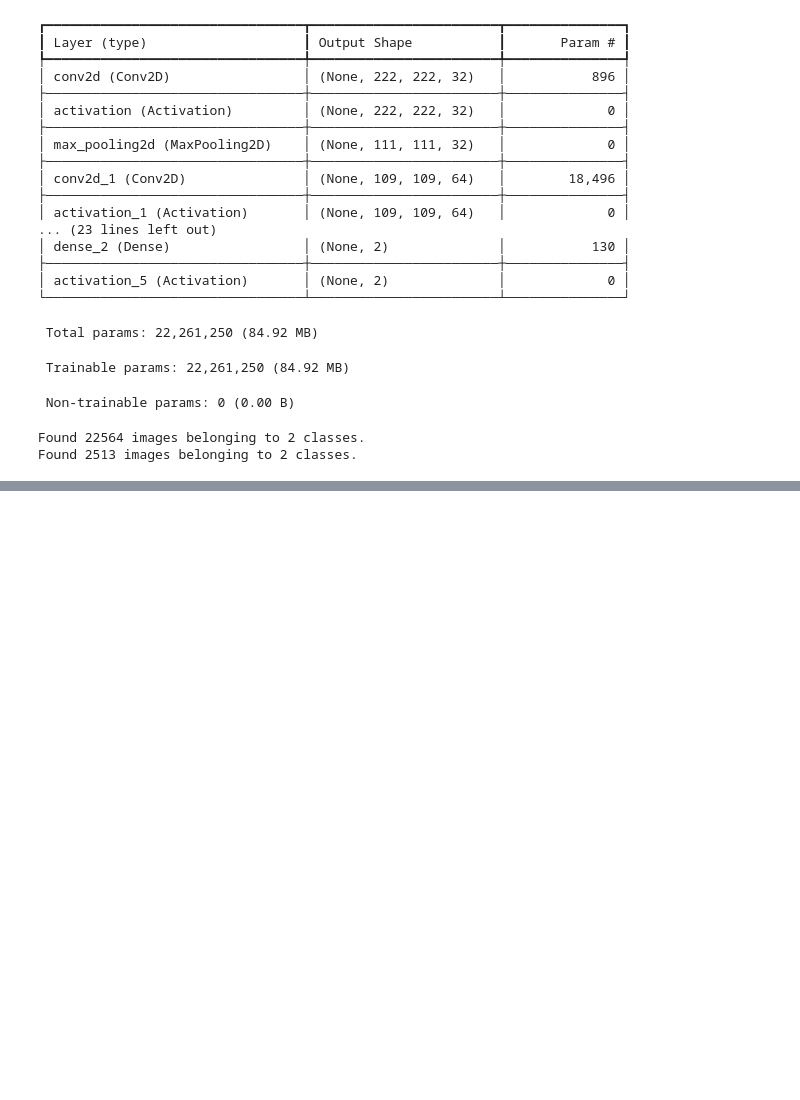
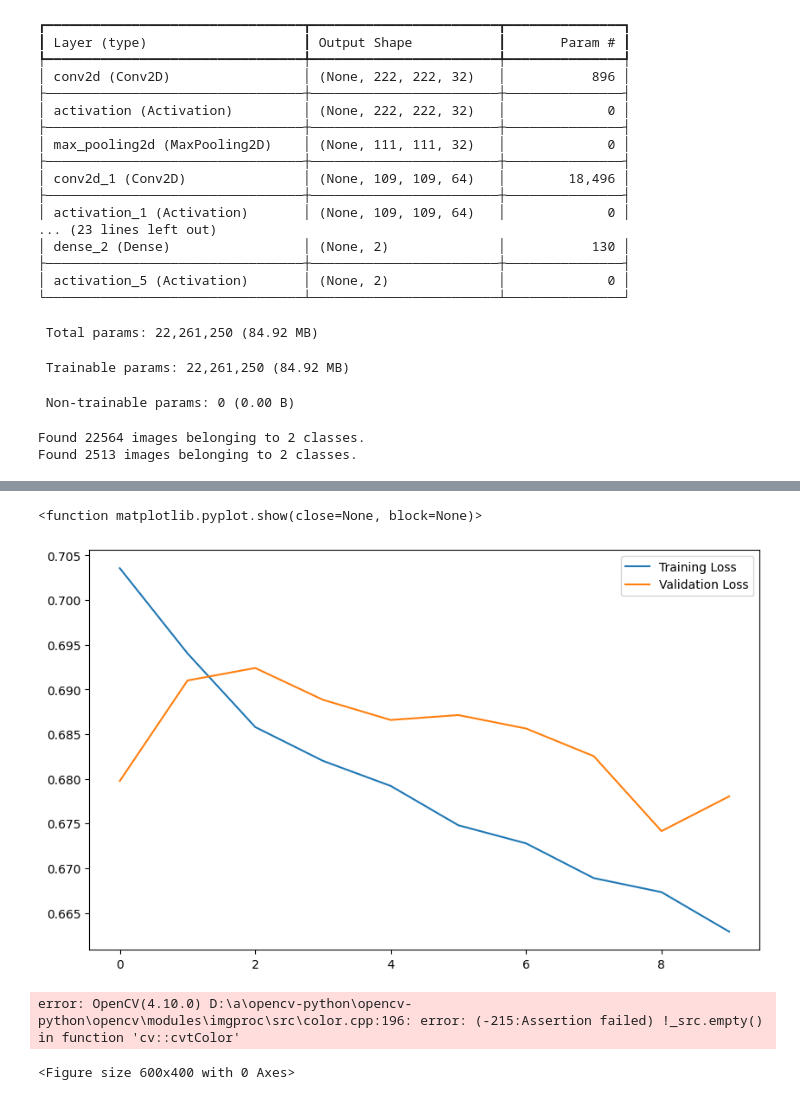
Before and after one commit to Shraddha-Chaudhari356/To-develop-a-CNN-model-to-classify-images-of-plastic-waste, a Jupyter notebook: wasteclassification.ipynb, the cells around one changed output, grey strips where cells are left out. Saved outputs shown, nothing was run; the diff lists cells and outputs as text; code cells hidden in the pictures; blank space fills up the shorter version.

```diff
--- a/wasteclassification.ipynb
+++ b/wasteclassification.ipynb
@@ -300,0 +375,9 @@ model=load_model('plastic_waste_classification_model.keras')
+# %%
+plt.figure(figsize=(10,6))
+plt.plot(hist.history['loss'],label='Training Loss')
+plt.plot(hist.history['val_loss'],label='Validation Loss')
+plt.legend()
+plt.show
+# %% [output]
+<function matplotlib.pyplot.show(close=None, block=None)>
+[figure, added]
@@ -300,0 +396,6 @@ model=load_model('plastic_waste_classification_model.keras')
+# %%
+test_img = cv2.imread('DATASET\TRAIN\O')
+predict_fun(test_img)
+# %% [output]
+error: OpenCV(4.10.0) D:\a\opencv-python\opencv-python\opencv\modules\imgproc\src\color.cpp:196: error: (-215:Assertion failed) !_src.empty() in function 'cv::cvtColor'
+<Figure size 600x400 with 0 Axes>
```
Also changed, not shown: parts of 4 cells of this notebook.
